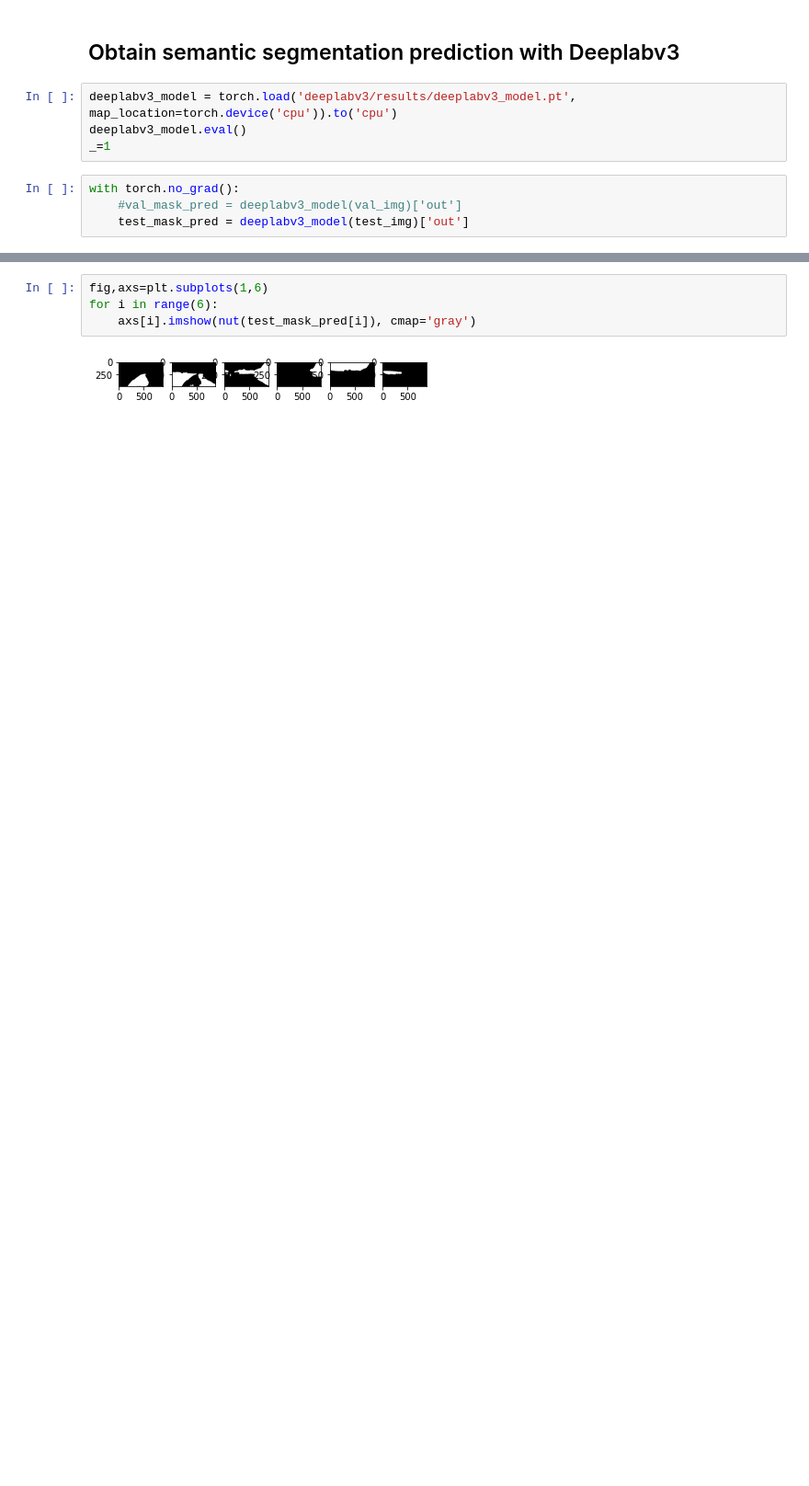
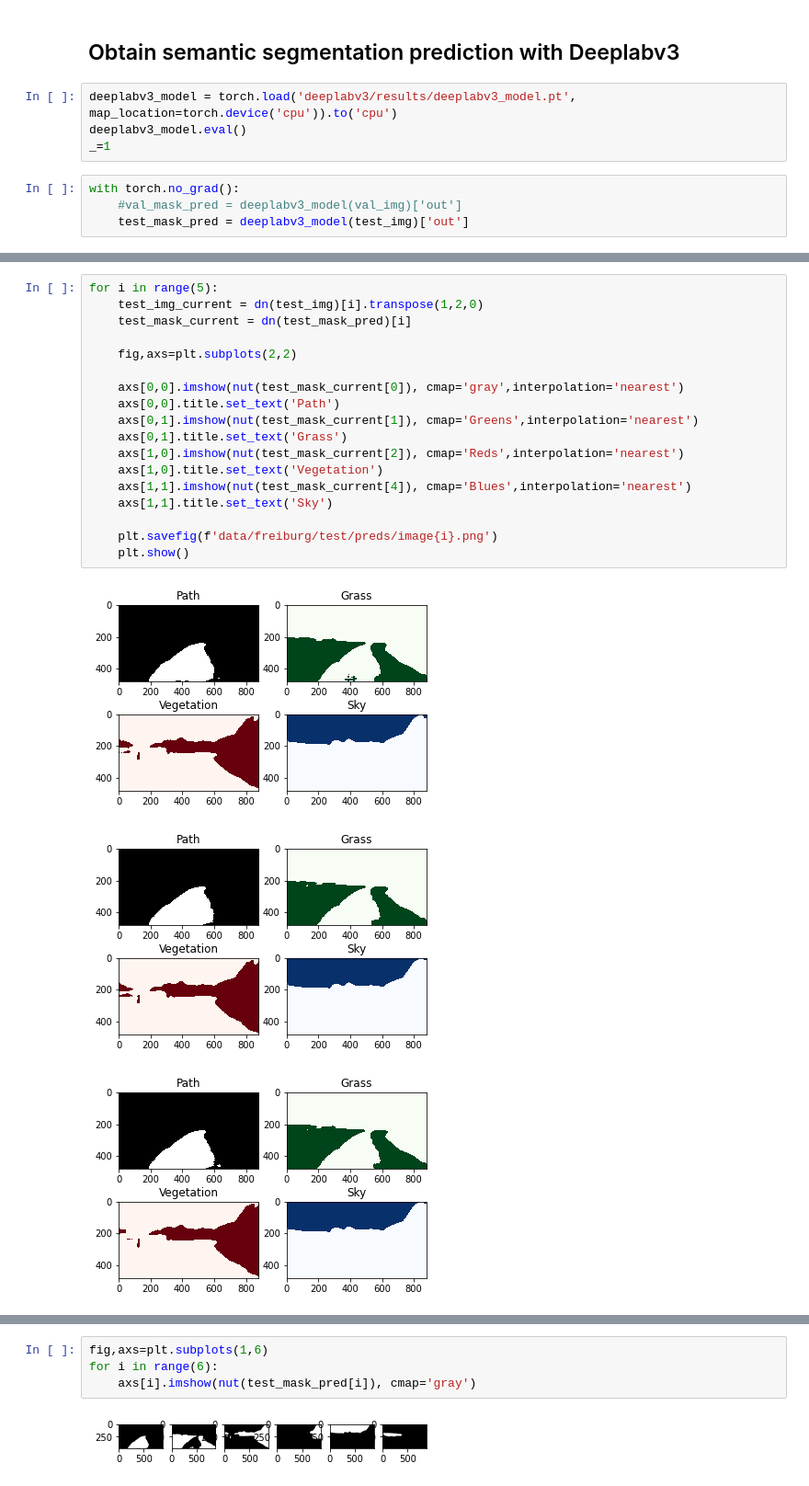
Before and after one commit to Andrewwango/vegetation-segmentation, a Jupyter notebook: vegetation-segmentation/analysis_adi.ipynb, the cells around one changed output, grey strips where cells are left out. Shown at 92% size. Drawn from its saved outputs; the diff is of its cells as text; blank space fills up the shorter version.

```diff
--- a/vegetation-segmentation/analysis_adi.ipynb
+++ b/vegetation-segmentation/analysis_adi.ipynb
@@ -52,0 +78,22 @@ plt.imshow(test_img)
+# %%
+for i in range(5):
+    test_img_current = dn(test_img)[i].transpose(1,2,0)
+    test_mask_current = dn(test_mask_pred)[i]
+
+    fig,axs=plt.subplots(2,2)
+
+    axs[0,0].imshow(nut(test_mask_current[0]), cmap='gray',interpolation='nearest')
+    axs[0,0].title.set_text('Path')
+    axs[0,1].imshow(nut(test_mask_current[1]), cmap='Greens',interpolation='nearest')
+    axs[0,1].title.set_text('Grass')
+    axs[1,0].imshow(nut(test_mask_current[2]), cmap='Reds',interpolation='nearest')
+    axs[1,0].title.set_text('Vegetation')
+    axs[1,1].imshow(nut(test_mask_current[4]), cmap='Blues',interpolation='nearest')
+    axs[1,1].title.set_text('Sky')
+
+    plt.savefig(f'data/freiburg/test/preds/image{i}.png')
+    plt.show()
+# %% [output]
+[figure, added]
+[figure, added]
+[figure, added]
```
Also changed, not shown: parts of 17 cells of this notebook, 6 other files.
